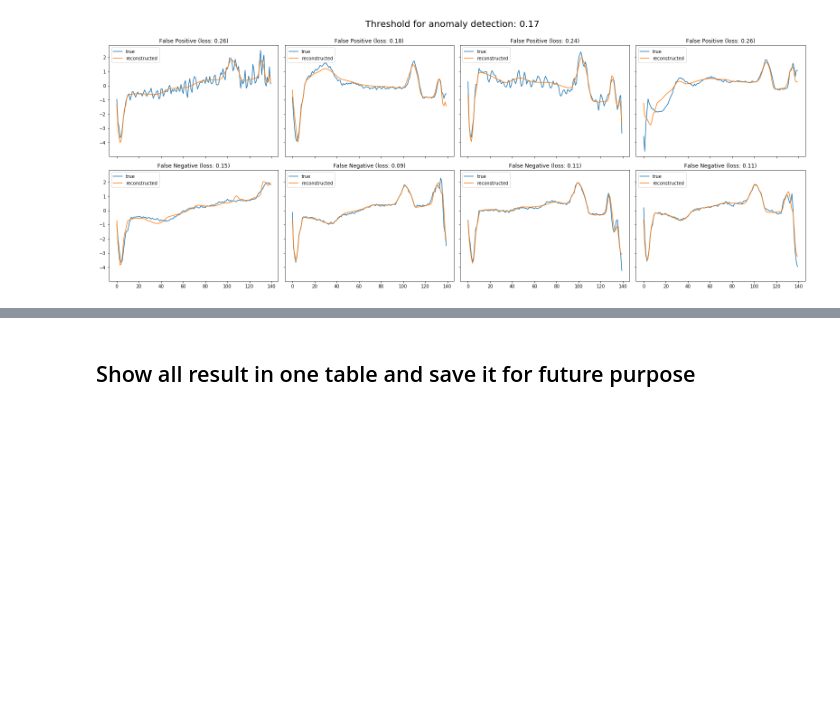
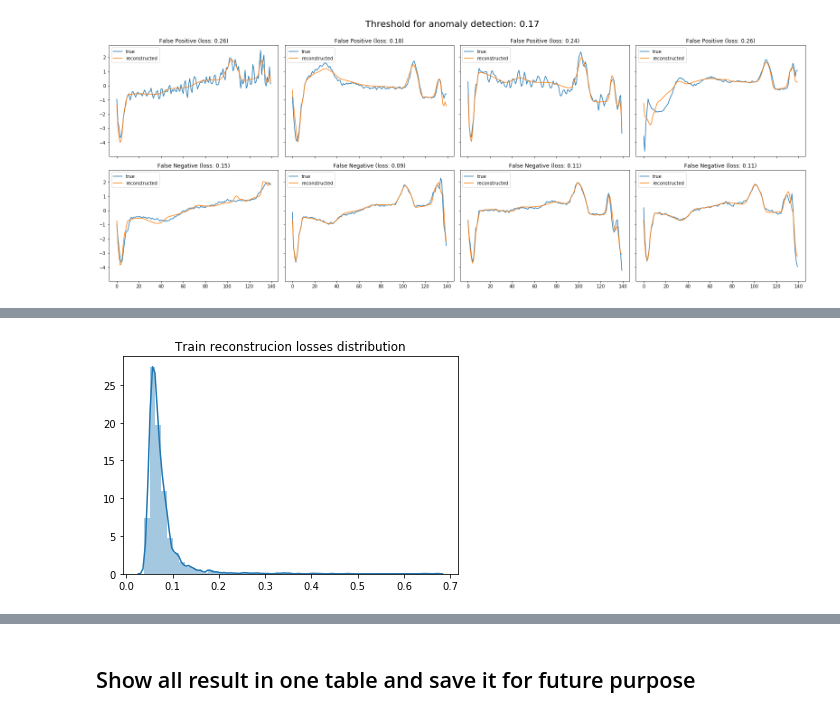
Before and after one commit to 1905046-NiazRahman/CSE472-Project, a Jupyter notebook: LSTM-Variation.ipynb, the cells around one changed output, grey strips where cells are left out. Cells and saved outputs as stored; diff of their text form; code cells hidden in the pictures; blank space fills up the shorter version.

```diff
--- a/LSTM-Variation.ipynb
+++ b/LSTM-Variation.ipynb
@@ -283,0 +302,14 @@ model.save('./models/Stacked_LSTM_AutoEncoder.h5')
+# %%
+# make predictions (reconstructions) for each dataset
+X_train_pred, X_val_pred, X_test_pred, X_train_pred_proba, X_val_pred_proba, X_test_pred_proba = make_predictions(model, X_train_3d, X_val_3d, X_test_3d)
+
+# calculate reconstructions losses for each dataset
+train_loss, val_loss, test_loss = calculate_reconstrucion_losses(X_train_3d, X_train_pred,
+                                                                 X_val_3d, X_val_pred,
+                                                                 X_test_3d, X_test_pred)
+
+# show train reconstrucion losses distribution
+plt.title('Train reconstrucion losses distribution')
+sns.distplot(train_loss, bins=50, kde=True)
+# %% [output]
+[figure, added]
```
Also changed, not shown: parts of 37 cells of this notebook, 1 other file.
